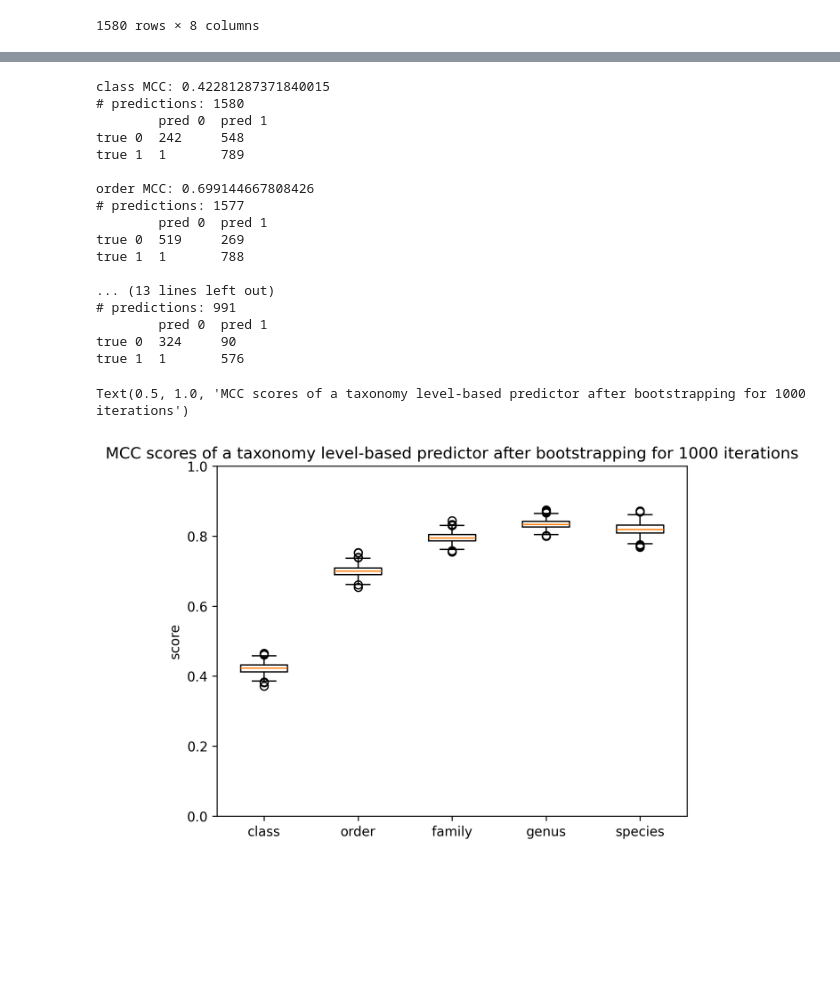
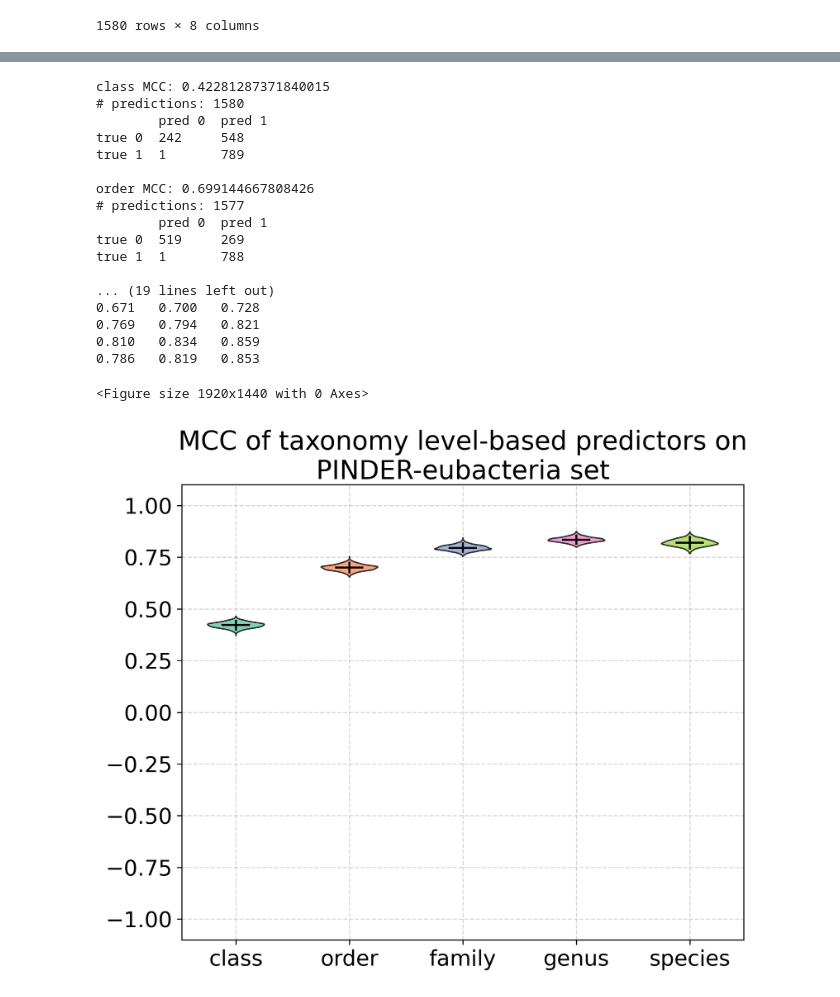
Before and after one commit to ievapudz/gLM_PPI_XAI, a Jupyter notebook: data_process/pinder_lineage_taxids.ipynb, the cells around one changed output, grey strips where cells are left out. Saved outputs shown, nothing was run; the diff lists cells and outputs as text; code cells hidden in the pictures; blank space fills up the shorter version.

Commit message:
Updated taxonomy level-based predictors' plots.

```diff
--- a/data_process/pinder_lineage_taxids.ipynb
+++ b/data_process/pinder_lineage_taxids.ipynb
@@ -8,6 +8,7 @@ from sklearn.metrics import matthews_corrcoef
 from sklearn.utils import resample
 import matplotlib.pyplot as plt
 import matplotlib
+import seaborn as sns
 
 UNIPROT_LINEAGES_PATH="/scicore/home/schwede/pudziu0000/projects/gLM/data/PINDER/uniprot_lineages_annotations_1024_512.tsv"
 FALSE_PRED_PREFIX="/scicore/home/schwede/pudziu0000/projects/gLM/outputs/predictions/PINDER-eubacteria/mean_pooled/catseq_"
@@ -16,6 +17,7 @@ SEED=1024
 TAX_LEVELS = ["class", "order", "family", "genus", "species"]
 
 matplotlib.rcParams['figure.dpi'] = 300
+plt.rcParams['font.size'] = '16'
 # %%
 # Determine, which PINDER IDs contain both bacterial proteins
 
@@ -94,6 +96,43 @@ def get_predictions_based_on_tax_level(tax_df, n_iter=1, verbose=True):
             metric = matthews_corrcoef(y_true, y_pred)
             metrics[-1].append(metric)
     return metrics
+
+def make_violinplots(metrics, fig_name, title=None):
+    plt.clf()
+
+    fig, ax = plt.subplots(figsize=(7, 6))
+    ax.set_axisbelow(True)
+    fig.tight_layout()
+    fig.subplots_adjust(top=0.8)
+
+    palette = sns.color_palette("Set2")
+
+    # Create violin plot
+    vp = ax.violinplot(metrics, showextrema=False, showmedians=True)
+
+    vp['cmedians'].set_color('black')
+    for i, body in enumerate(vp['bodies']):
+        body.set_facecolor(palette[i])
+        body.set_edgecolor('black')
+        body.set_alpha(0.8)
+
+    alpha = 100-95
+    for i, m in enumerate(metrics):
+        lower_ci = np.percentile(m, alpha/2)
+        upper_ci = np.percentile(m, 100-alpha/2)
+        print(f"{lower_ci:.3f}\t{np.median(m):.3f}\t{upper_ci:.3f}")
+        plt.vlines(i+1, lower_ci, upper_ci, linestyle="-", color="black")
+
+    ax.set_ylim((-1.1, 1.1))
+    ax.set_xticks(range(1, len(metrics)+1), TAX_LEVELS)
+    plt.grid(True, linestyle="--", alpha=0.5)
+    if(not title):
+        plt.title("MCC of taxonomy level-based predictors", wrap=True)
+    else:
+        plt.title(title, wrap=True)
+
+    plt.tight_layout()
+    plt.savefig(f"./{fig_name}.png", dpi=300)
 # %%
 # Determine, which UniProt IDs are belonging to eubacteria with labelled phylum
 lineages = pd.read_csv(UNIPROT_LINEAGES_PATH, sep='\t')
@@ -167,31 +243,27 @@ for i, biolm in enumerate(["gLM2", "ESM2", "MINT"]):
 # %%
 # Make a predictions based on the taxonomy level match
-
 metrics = get_predictions_based_on_tax_level(tax_df, n_iter=1000)
-plt.boxplot(metrics, tick_labels=TAX_LEVELS)
-plt.ylabel("score")
-plt.ylim((0, 1))
-plt.title(f"MCC scores of a taxonomy level-based predictor after bootstrapping for 1000 iterations")
+make_violinplots(metrics, "taxonomy_level_based_predictor", title="MCC of taxonomy level-based predictors on PINDER-eubacteria set")
 # %% [output]
 class MCC: 0.42281287371840015
 # predictions: 1580
         pred 0  pred 1
 true 0  242     548
 true 1  1       789
 
 order MCC: 0.699144667808426
 # predictions: 1577
         pred 0  pred 1
 true 0  519     269
 true 1  1       788
 
-... (13 lines left out)
-# predictions: 991
-        pred 0  pred 1
-true 0  324     90
-true 1  1       576
+... (19 lines left out)
+0.671   0.700   0.728
+0.769   0.794   0.821
+0.810   0.834   0.859
+0.786   0.819   0.853
-Text(0.5, 1.0, 'MCC scores of a taxonomy level-based predictor after bootstrapping for 1000 iterations')
+<Figure size 1920x1440 with 0 Axes>
-[figure, old version]
+[figure, new version]
 # %%
 DATASET_PREFIX="/scicore/home/schwede/pudziu0000/projects/gLM/data/PINDER/eubacteria_5_1024_512_genus/"
 
```
Also changed, not shown: parts of 4 cells of this notebook.
